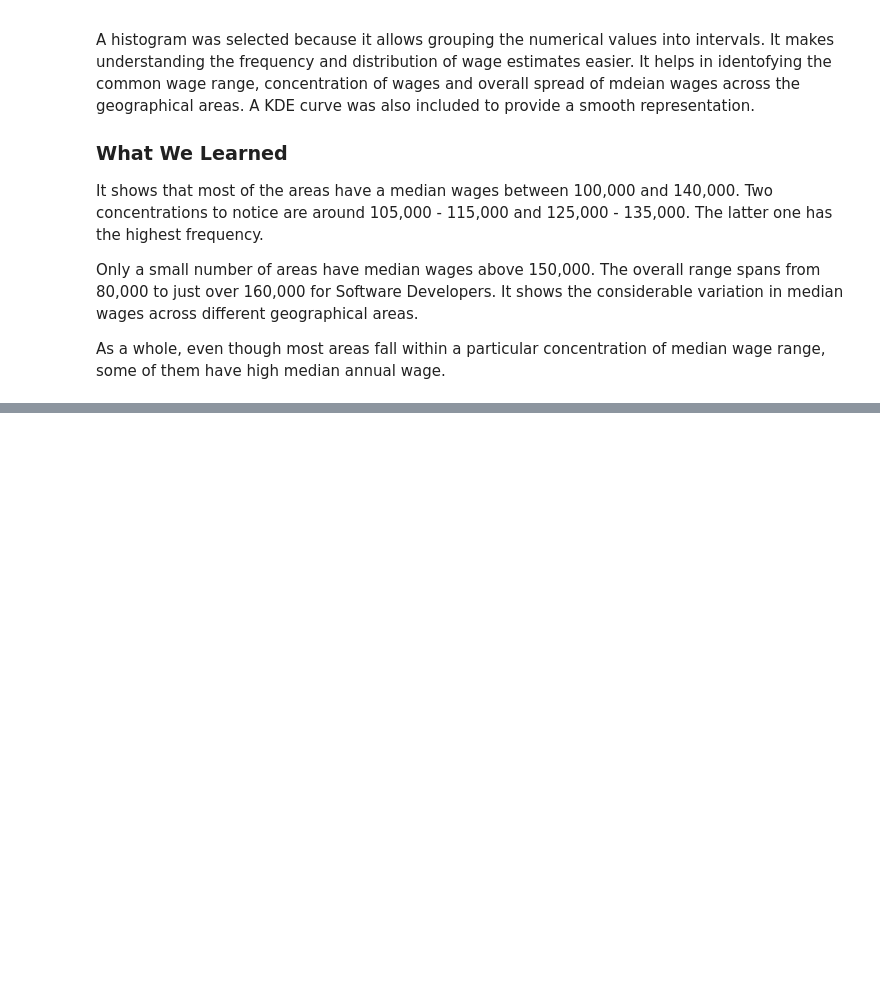
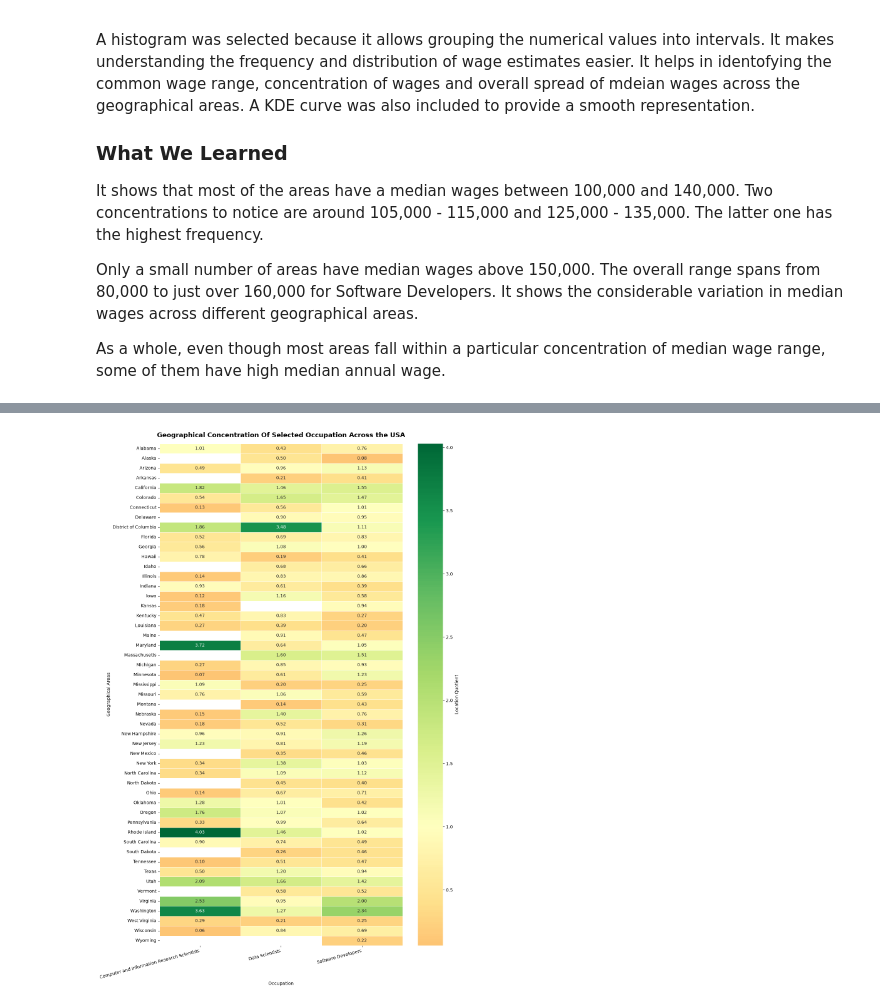
Before and after one commit to 2024635/CA1-Data-Visualisation-and-Communication-2024635, a Jupyter notebook: CA1-Data-Visualisation-and-Communication.ipynb, the cells around one changed output, grey strips where cells are left out. Saved outputs shown, nothing was run; the diff lists cells and outputs as text; code cells hidden in the pictures; blank space fills up the shorter version.

Commit message:
Completed the 5th chart
Finished doing all 5 visualisations.

```diff
--- a/CA1-Data-Visualisation-and-Communication.ipynb
+++ b/CA1-Data-Visualisation-and-Communication.ipynb
@@ -835,0 +892,15 @@ As a whole, even though most areas fall within a particular concentration of med
+# %%
+# Create the heatmap matrix
+heatmap_matrix = heatmap_data.pivot(
+    index = "AREA_TITLE",
+    columns = "OCC_TITLE",
+    values = "LOC_QUOTIENT"
+)
+
+print("Heatmap matrix shape:")
+print(heatmap_matrix.shape)
+
+print("\n\nMissing values in heatmap:")
+print(heatmap_matrix.isna().sum())
+
+display(heatmap_matrix.head(10))
@@ -835,0 +930,40 @@ As a whole, even though most areas fall within a particular concentration of med
+# %%
+# Create the heatmap
+plt.figure(figsize = (12,18))
+
+sns.heatmap(
+    heatmap_matrix,
+# Show numbers inside the cell
+    annot = True,
+# Format numbers to show decimals to two places
+    fmt = ".2f",
+# Colour Scheme
+    cmap = "RdYlGn",
+# Centre at 1
+    center = 1,
+# Add borders between cells to make them easier to read
+    linewidth = 0.5,
+# Colour bar label
+    cbar_kws = {
+        "label": "Location Quotient"
+    }
+)
+
+plt.title(
+    "Geographical Concentration Of Selected Occupation Across the USA",
+    fontsize = 15,
+    fontweight = "bold",
+    pad = 15
+)
+
+plt.xlabel("Occupation")
+plt.ylabel("Geographical Areas")
+
+# Tilt the lables
+plt.xticks(rotation = 15, ha = "right")
+plt.yticks(rotation = 0)
+
+plt.tight_layout()
+plt.show()
+# %% [output]
+[figure, added]
```
Also changed, not shown: parts of 5 cells of this notebook.
